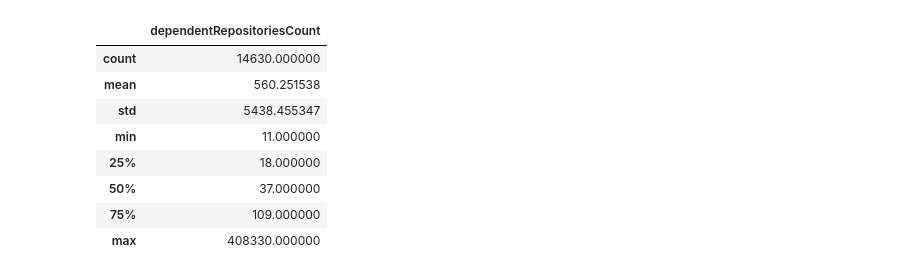
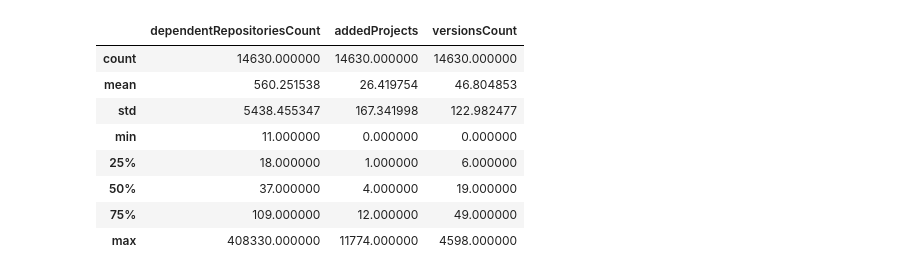
Before and after one commit to hehao98/LibraryMigration, a Jupyter notebook: plot_libraries.ipynb, the cells around one changed output. Saved outputs shown, nothing was run; the diff lists cells and outputs as text; code cells hidden in the pictures.

```diff
--- a/plot_libraries.ipynb
+++ b/plot_libraries.ipynb
@@ -5,16 +8,22 @@ import util
 if not os.path.exists("plots"):
     os.mkdir("plots")
 libraries = util.select_libraries_from_libraries_io()
-rules = util.select_rules(set(libraries["name"]))
+dep_changes = util.select_dependency_changes_all()
+added_projects = defaultdict(set)
+for idx, chg in dep_changes[dep_changes["type"] == "add"].iterrows():
+    added_projects[chg["lib2"]].add(chg["project"])
+libraries["addedProjects"] = libraries["name"].map(lambda x: len(added_projects[x]))
+# %%
+libraries["versionsCount"] = libraries["name"].map(lambda x: len(util.select_library_versions(x)))
 # %%
-libraries[["dependentRepositoriesCount"]].describe()
+libraries[["dependentRepositoriesCount", "addedProjects", "versionsCount"]].describe()
 # %% [output]
-|  | dependentRepositoriesCount |
-| count | 14630.000000 |
-| mean | 560.251538 |
-| std | 5438.455347 |
-| min | 11.000000 |
-| 25% | 18.000000 |
-| 50% | 37.000000 |
-| 75% | 109.000000 |
-| max | 408330.000000 |
+|  | dependentRepositoriesCount | addedProjects | versionsCount |
+| count | 14630.000000 | 14630.000000 | 14630.000000 |
+| mean | 560.251538 | 26.419754 | 46.804853 |
+| std | 5438.455347 | 167.341998 | 122.982477 |
+| min | 11.000000 | 0.000000 | 0.000000 |
+| 25% | 18.000000 | 1.000000 | 6.000000 |
+| 50% | 37.000000 | 4.000000 | 19.000000 |
+| 75% | 109.000000 | 12.000000 | 49.000000 |
+| max | 408330.000000 | 11774.000000 | 4598.000000 |
```
Also changed, not shown: parts of 3 cells of this notebook, 5 other files.
